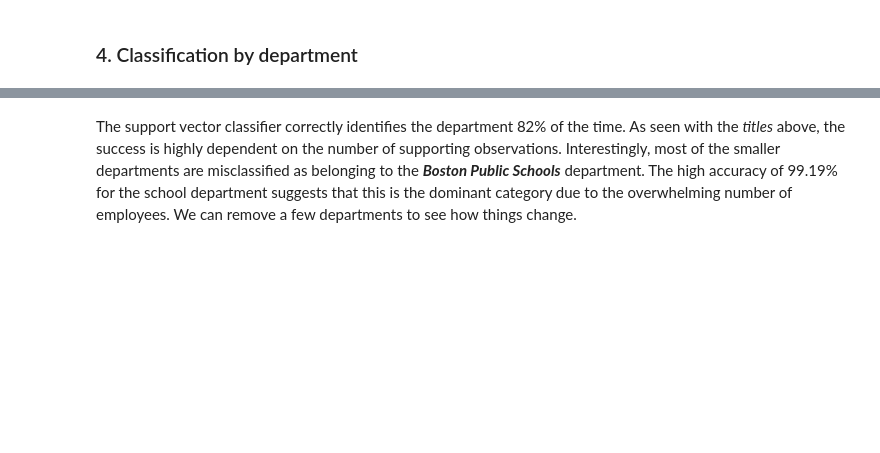
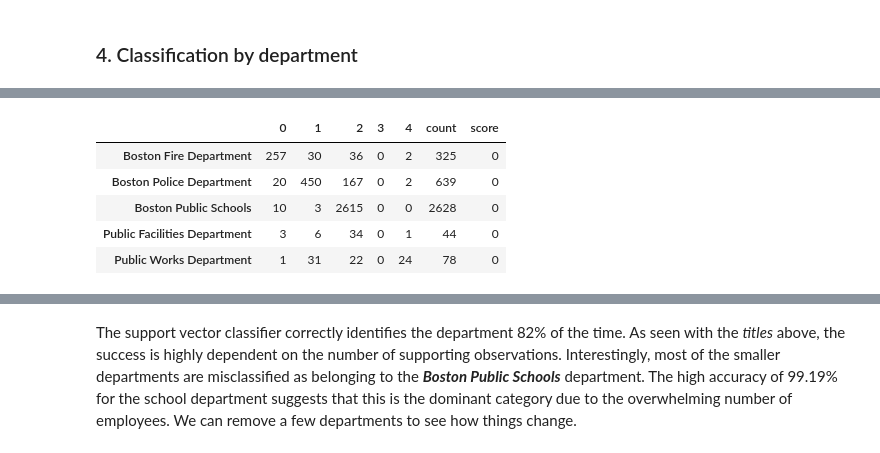
Before and after one commit to Turanga1/Springboard_DataScience, a Jupyter notebook: Capstone 1 - Boston Earnings Report/3_Classification_Machine_Learning.ipynb, the cells around one changed output, grey strips where cells are left out. Cells and saved outputs as stored; diff of their text form; code cells hidden in the pictures; blank space fills up the shorter version.

```diff
--- a/Capstone 1 - Boston Earnings Report/3_Classification_Machine_Learning.ipynb
+++ b/Capstone 1 - Boston Earnings Report/3_Classification_Machine_Learning.ipynb
@@ -709,24 +723,12 @@ Police Sergeant       1.00      0.89      0.94        81
 # %%
-# Random Forest Classifier:
-clf = RandomForestClassifier(n_estimators=100, max_depth=8, min_samples_split=5, random_state=26).fit(X_train, y_train)
-clf.score(X_test, y_test)
-
-y_pred = clf.predict(X_test)
-
-# confusion matrix
-print('Confusion Matrix:')
-cm = pd.DataFrame(metrics.confusion_matrix(y_test, y_pred)).set_index(np.sort(top10_new['title_clean'].unique()))
-cm['count'] = cm.sum(axis=1)
-cm['score'] = 0
-for row in range(4):
-    cm.iloc[row, 5] = round(cm.iloc[row, row] / cm.iloc[row, 4] * 100, 2)
+cm = cm.rename(columns={0: 'Fire Fighter', 1: 'Police Officer', 2: 'Police Sergeant', 3:'Teacher'})
 
 # plot confusion matrix
 fig = plt.figure(figsize=(7, 3))
 gs = gridspec.GridSpec(1, 2, width_ratios=[3, 1])
 ax0 = fig.add_subplot(gs[0])
 ax1 = fig.add_subplot(gs[1], sharey=ax0)
-sns.heatmap(cm[[0,1,2,3]], ax=ax0, annot=True, fmt='g', cmap='Blues', cbar=False)
+sns.heatmap(cm[['Fire Fighter', 'Police Officer', 'Police Sergeant', 'Teacher']], ax=ax0, annot=True, fmt='g', cmap='Blues', cbar=False)
 ax0.set_title('Confusion Matrix')
 sns.heatmap(cm[['count', 'score']], ax=ax1, annot=True, fmt='g', cmap='Reds', cbar=False)
 ax1.set_title('Stats')
@@ -779,3 +784,12 @@ X_test.shape[0]
+# %%
+cm
+# %% [output]
+|  | 0 | 1 | 2 | 3 | 4 | count | score |
+| Boston Fire Department | 257 | 30 | 36 | 0 | 2 | 325 | 0 |
+| Boston Police Department | 20 | 450 | 167 | 0 | 2 | 639 | 0 |
+| Boston Public Schools | 10 | 3 | 2615 | 0 | 0 | 2628 | 0 |
+| Public Facilities Department | 3 | 6 | 34 | 0 | 1 | 44 | 0 |
+| Public Works Department | 1 | 31 | 22 | 0 | 24 | 78 | 0 |
 # %%
 # support vector classifier
 
```
Also changed, not shown: parts of 9 cells of this notebook, 3 other files.
